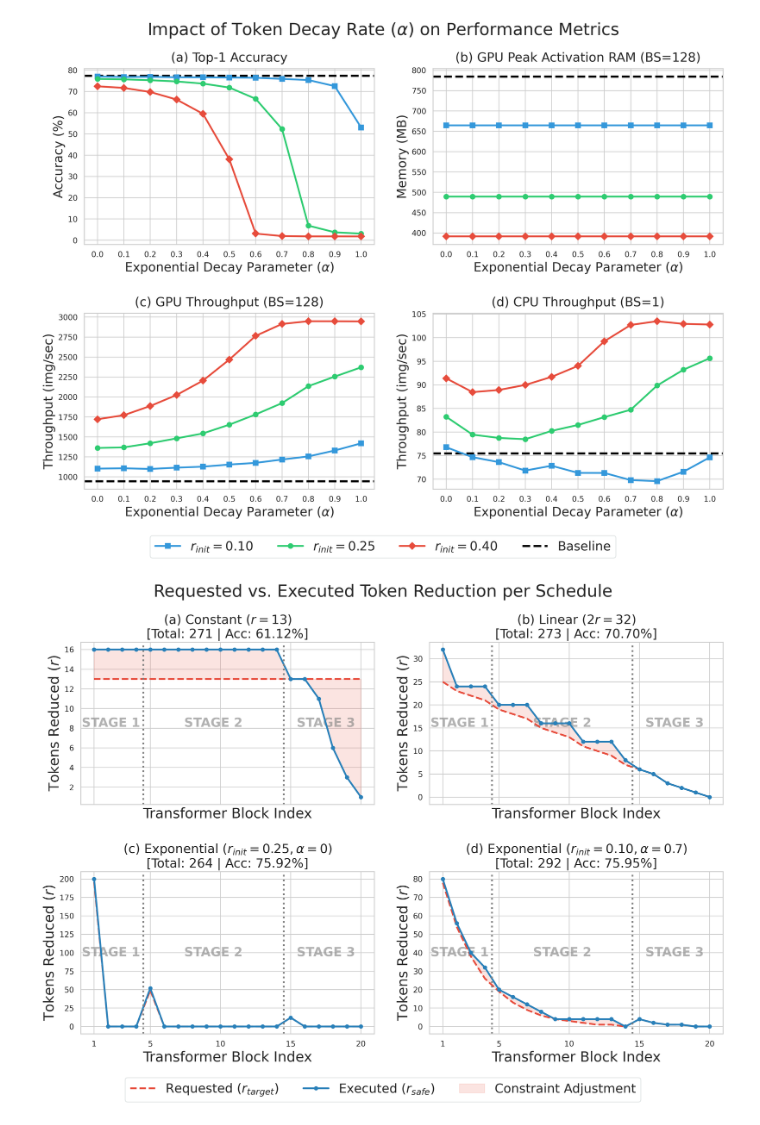
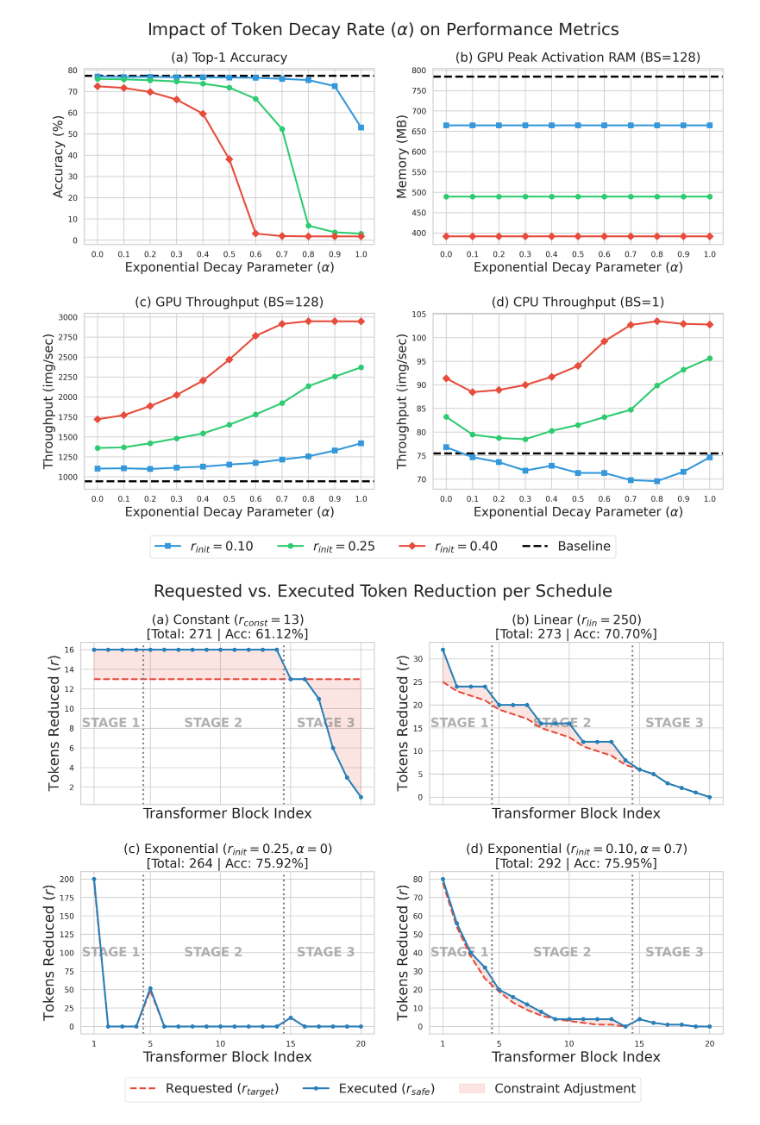
Before and after one commit to junseokm/sret-tome, a Jupyter notebook: plots.ipynb, the cells around one changed output. Cells and saved outputs as stored; diff of their text form; code cells hidden in the pictures.

Commit message:
Update plots

```diff
--- a/plots.ipynb
+++ b/plots.ipynb
@@ -241,41 +241,41 @@ fig, axes = plt.subplots(2, 2, figsize=(14, 10), sharex=True)
 axes_flat = axes.flatten()
 
 schedules = [
-    ("(a) Constant ($r=13$)\n[Total: 271 | Acc: 61.12%]", c_target, c_actual),
-    ("(b) Linear ($2r=32$)\n[Total: 273 | Acc: 70.70%]", l_target, l_actual),
+    ("(a) Constant ($r_{const}=13$)\n[Total: 271 | Acc: 61.12%]", c_target, c_actual),
+    ("(b) Linear ($r_{lin}=250$)\n[Total: 273 | Acc: 70.70%]", l_target, l_actual),
     ("(c) Exponential ($r_{init}=0.25, \\alpha=0$)\n[Total: 264 | Acc: 75.92%]", e0_target, e0_actual),
     ("(d) Exponential ($r_{init}=0.10, \\alpha=0.7$)\n[Total: 292 | Acc: 75.95%]", e7_target, e7_actual)
 ]
 
 for ax, (title, target, actual) in zip(axes_flat, schedules):
     ax.plot(x_blocks, target, color='#e74c3c', linestyle='--', label='Requested ($r_{target}$)')
     ax.plot(x_blocks, actual, color='#2980b9', linestyle='-', marker='o', markersize=5, label='Executed ($r_{safe}$)')
     ax.fill_between(x_blocks, target, actual, color='#e74c3c', alpha=0.15, label='Constraint Adjustment')
 
     ax.axvline(x=4.5, color='gray', linestyle=':')
     ax.axvline(x=14.5, color='gray', linestyle=':')
 
     trans = ax.get_xaxis_transform()
     ax.text(2.2, 0.5, 'STAGE 1', ha='center', va='center', transform=trans, fontsize=18, fontweight='bold', color='gray', alpha=0.6, zorder=1)
     ax.text(9.5, 0.5, 'STAGE 2', ha='center', va='center', transform=trans, fontsize=18, fontweight='bold', color='gray', alpha=0.6, zorder=1)
     ax.text(17.5, 0.5, 'STAGE 3', ha='center', va='center', transform=trans, fontsize=18, fontweight='bold', color='gray', alpha=0.6, zorder=1)
 
     ax.set_title(title, fontsize=18)
     ax.set_xticks([1, 5, 10, 15, 20])
 
     ax.set_xlabel('Transformer Block Index')
     ax.set_ylabel('Tokens Reduced ($r$)')
 
 handles, labels = axes_flat[0].get_legend_handles_labels()
 fig.legend(handles, labels, loc='upper center', bbox_to_anchor=(0.5, 0.01), ncol=3, frameon=True, facecolor='white', edgecolor='#d5dbdb')
 
 fig.suptitle('Requested vs. Executed Token Reduction per Schedule', fontsize=24)
 fig.tight_layout(h_pad=2.0, w_pad=2.0)
 fig.savefig('plots/reduction.pdf', bbox_inches='tight')
 plt.show()
 plt.close(fig)
 # %% [output]
-[figure, old version]
+[figure, new version]
 # %%
 import matplotlib.pyplot as plt
 import seaborn as sns
```
Also changed, not shown: parts of 1 cell of this notebook, 2 other files.
